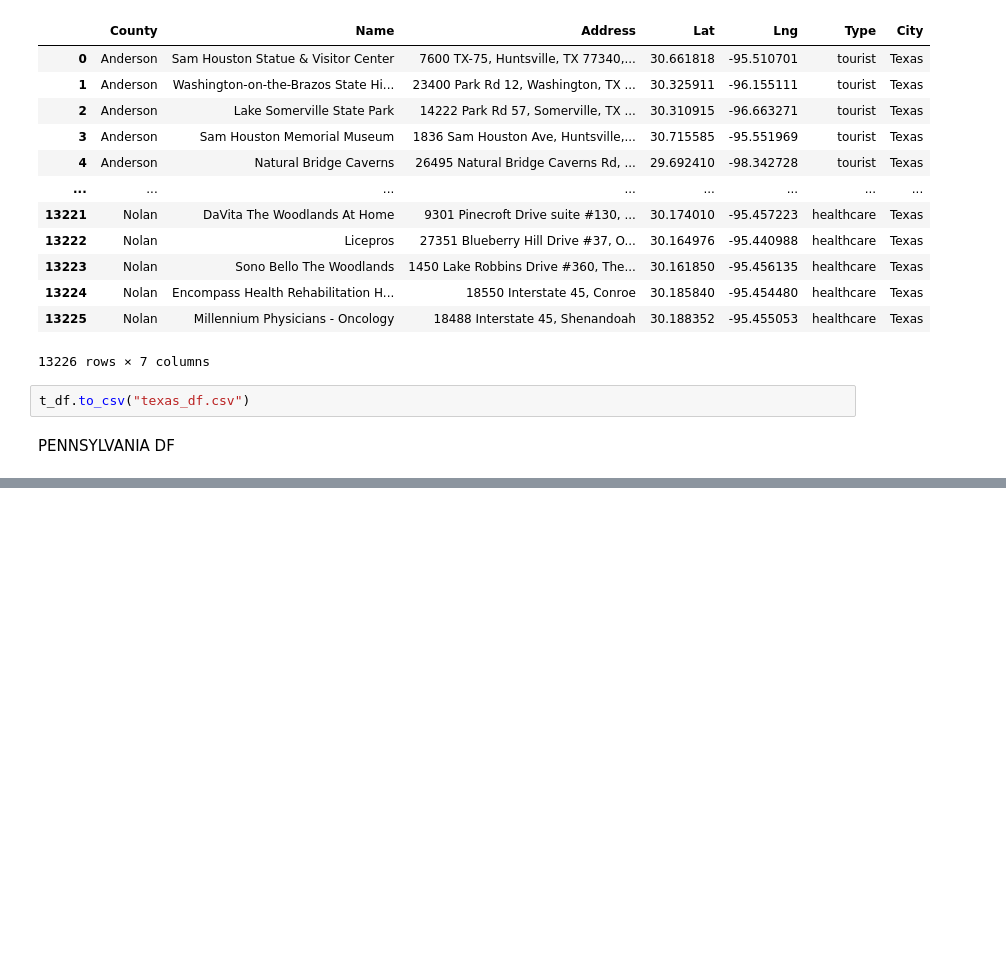
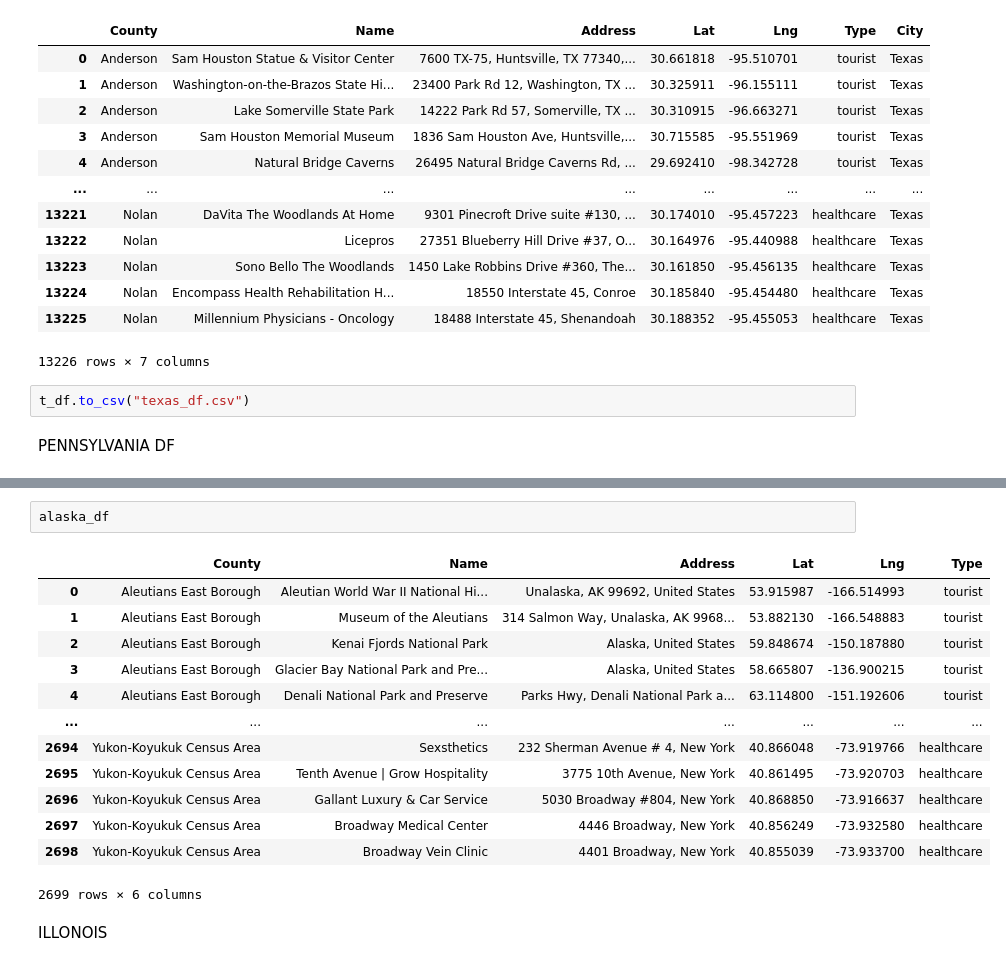
Before and after one commit to yashagrawal5757/Trippi, a Jupyter notebook: scrapper.ipynb, the cells around one changed output, grey strips where cells are left out. Cells and saved outputs as stored; diff of their text form; blank space fills up the shorter version.

```diff
--- a/scrapper.ipynb
+++ b/scrapper.ipynb
@@ -814,0 +487,18 @@ p_df
+# %%
+alaska_df
+# %% [output]
+|  | County | Name | Address | Lat | Lng | Type |
+| 0 | Aleutians East Borough | Aleutian World War II National Hi... | Unalaska, AK 99692, United States | 53.915987 | -166.514993 | tourist |
+| 1 | Aleutians East Borough | Museum of the Aleutians | 314 Salmon Way, Unalaska, AK 9968... | 53.882130 | -166.548883 | tourist |
+| 2 | Aleutians East Borough | Kenai Fjords National Park | Alaska, United States | 59.848674 | -150.187880 | tourist |
+| 3 | Aleutians East Borough | Glacier Bay National Park and Pre... | Alaska, United States | 58.665807 | -136.900215 | tourist |
+| 4 | Aleutians East Borough | Denali National Park and Preserve | Parks Hwy, Denali National Park a... | 63.114800 | -151.192606 | tourist |
+| ... | ... | ... | ... | ... | ... | ... |
+| 2694 | Yukon-Koyukuk Census Area | Sexsthetics | 232 Sherman Avenue # 4, New York | 40.866048 | -73.919766 | healthcare |
+| 2695 | Yukon-Koyukuk Census Area | Tenth Avenue | Grow Hospitality | 3775 10th Avenue, New York | 40.861495 | -73.920703 | healthcare |
+| 2696 | Yukon-Koyukuk Census Area | Gallant Luxury & Car Service | 5030 Broadway #804, New York | 40.868850 | -73.916637 | healthcare |
+| 2697 | Yukon-Koyukuk Census Area | Broadway Medical Center | 4446 Broadway, New York | 40.856249 | -73.932580 | healthcare |
+| 2698 | Yukon-Koyukuk Census Area | Broadway Vein Clinic | 4401 Broadway, New York | 40.855039 | -73.933700 | healthcare |
+2699 rows × 6 columns
+# %% [markdown]
+ILLONOIS
```
Also changed, not shown: parts of 28 cells of this notebook, 5 other files.
